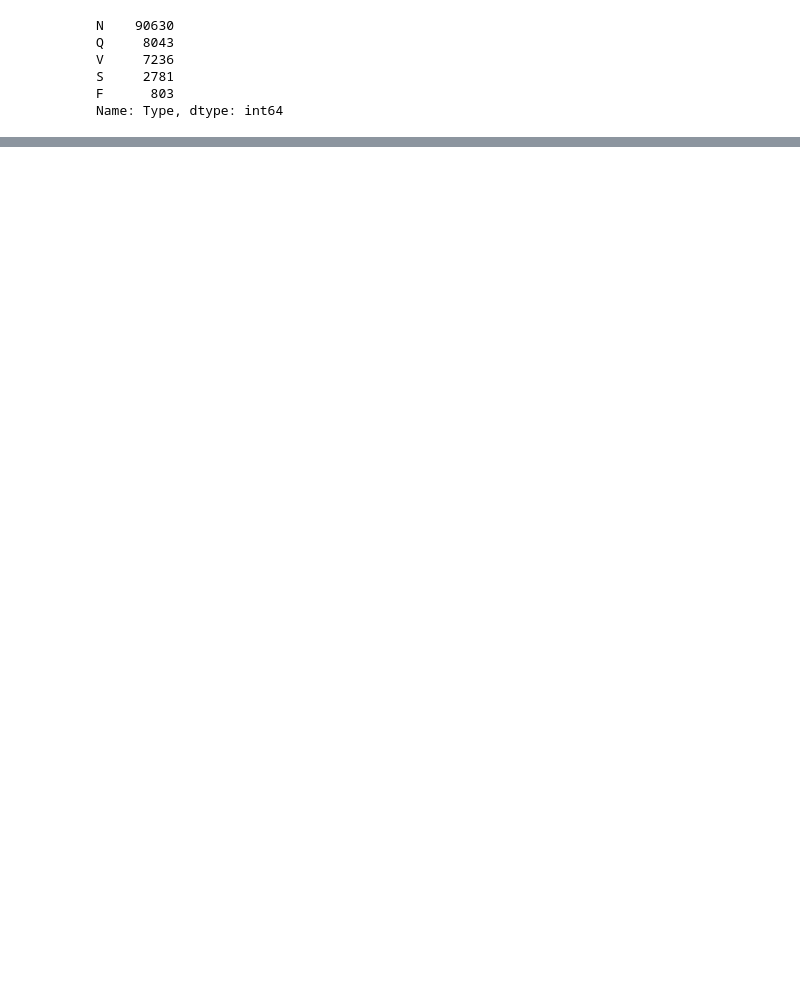
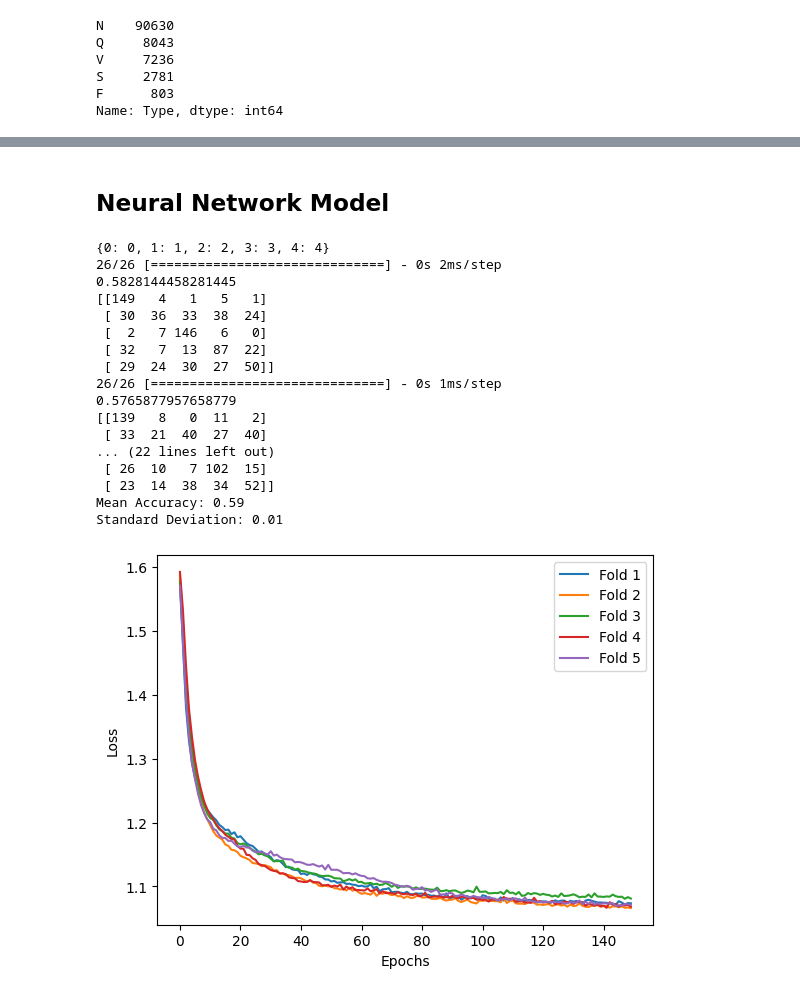
Before and after one commit to andrelopes2001/Intelligent_Systems, a Jupyter notebook: Project/Untitled-1.ipynb, the cells around one changed output, grey strips where cells are left out. Drawn from its saved outputs; the diff is of its cells as text; code cells hidden in the pictures; blank space fills up the shorter version.

Commit message:
NN model

```diff
--- a/Project/Untitled-1.ipynb
+++ b/Project/Untitled-1.ipynb
@@ -217,20 +235,4 @@ df['Signal 2'] = df['Signal 2'].rolling(window=8, min_periods=1).mean()
 # %%
-# Create beat_df DataFrame
-beat_df = pd.DataFrame({
-    'sample1': df_copy['Sample #'][0:-1].reset_index(drop=True),
-    'sample2': df_copy['Sample #'][1:].reset_index(drop=True),
-    'Type': df_copy['Type'][0:-1].reset_index(drop=True),
-    'Patient': df_copy['Patient'][0:-1].reset_index(drop=True)})
-
-# Add Heartbeat # column
-beat_df['Heartbeat #'] = beat_df.index
-
-# Reset the index for the new DataFrame
-beat_df.reset_index(drop=True, inplace=True)
-
-# Add a column to beat_df with the length of each heartbeat
-beat_df['RR interval'] = (beat_df['sample2'] - beat_df['sample1']) / 360
-
 mean_list = []
 std_list = []
 
@@ -258,6 +260,7 @@ type_list = []
 for patient_id in df['Patient'].unique():
     print(patient_id)
     for index, row in beat_df.loc[df_copy['Patient'] == patient_id].iterrows():
+
         sample1 = int(row['sample1'])
         sample2 = int(row['sample2'])
 
@@ -385,9 +419,11 @@ Name: Type, dtype: int64
+# %% [markdown]
+## Neural Network Model
 # %%
 import pandas as pd
 import numpy as np
 from sklearn.model_selection import StratifiedKFold
 from sklearn.preprocessing import LabelEncoder
-from sklearn.metrics import accuracy_score
+from sklearn.metrics import accuracy_score, precision_score, recall_score, f1_score, roc_auc_score, confusion_matrix
 from tensorflow import keras
 from tensorflow.keras import layers
 from sklearn.utils import shuffle
@@ -400,52 +436,87 @@ other_column_names = ['RR interval', 'Signal 1 mean', 'Signal 1 std', 'Signal 2
 
 # Encode the target variable into numerical values
 le = LabelEncoder()
-beat_df[target_column] = le.fit_transform(beat_df[target_column])
+undersampled_data[target_column] = le.fit_transform(undersampled_data[target_column])
 
-# Shuffle the dataset (optional but recommended)
-beat_df = shuffle(beat_df)
+# Print the encoding mapping
+print(dict(zip(le.classes_, le.transform(le.classes_))))
 
 # Define the number of cross-validation folds
 num_folds = 5
 skf = StratifiedKFold(n_splits=num_folds, shuffle=True, random_state=42)
 
-# Initialize lists to store cross-validation scores
+# Initialize lists to store cross-validation scores and histories
 cv_scores = []
+histories = []
+
 
 # Define the architecture of the deep neural network
 def create_model(input_dim, num_classes):
     model = keras.Sequential()
     model.add(layers.Input(shape=(input_dim,)))
+    model.add(layers.Dense(32, activation='relu'))
     model.add(layers.Dense(64, activation='relu'))
-    model.add(layers.Dense(32, activation='relu'))
     model.add(layers.Dense(num_classes, activation='softmax'))
     model.compile(optimizer='adam', loss='sparse_categorical_crossentropy', metrics=['accuracy'])
     return model
 
 # Iterate over the cross-validation folds
-for train_index, test_index in skf.split(beat_df[other_column_names], beat_df[target_column]):
-    X_train, X_test = beat_df[other_column_names].iloc[train_index], beat_df[other_column_names].iloc[test_index]
-    y_train, y_test = beat_df[target_column].iloc[train_index], beat_df[target_column].iloc[test_index]
+for train_index, test_index in skf.split(undersampled_data[other_column_names], undersampled_data[target_column]):
+    X_train, X_test = undersampled_data[other_column_names].iloc[train_index], undersampled_data[other_column_names].iloc[test_index]
+    y_train, y_test = undersampled_data[target_column].iloc[train_index], undersampled_data[target_column].iloc[test_index]
 
     # Create and compile the model
     input_dim = X_train.shape[1]
     num_classes = len(np.unique(y_train))
     model = create_model(input_dim, num_classes)
 
-    # Train the model
-    model.fit(X_train, y_train, epochs=10, batch_size=32, verbose=0)
+    # Train the model and store the training history
+    history = model.fit(X_train, y_train, epochs=150, batch_size=32, verbose=0)
+    histories.append(history.history)
 
     # Make predictions on the test set
     y_pred = model.predict(X_test)
     y_pred = np.argmax(y_pred, axis=1)
 
     # Calculate accuracy for this fold
     fold_accuracy = accuracy_score(y_test, y_pred)
+    print(fold_accuracy)
     cv_scores.append(fold_accuracy)
+
+    # Print confusion matrix for this fold
+    print(confusion_matrix(y_test, y_pred))
 
 # Calculate the mean and standard deviation of cross-validation scores
 mean_accuracy = np.mean(cv_scores)
 std_accuracy = np.std(cv_scores)
 
 print(f"Mean Accuracy: {mean_accuracy:.2f}")
 print(f"Standard Deviation: {std_accuracy:.2f}")
+
+# Plot the loss for each fold
+for i, history in enumerate(histories):
+    plt.plot(history['loss'], label=f'Fold {i + 1}')
+
+plt.xlabel('Epochs')
+plt.ylabel('Loss')
+plt.legend()
+plt.show()
+# %% [output]
+{0: 0, 1: 1, 2: 2, 3: 3, 4: 4}
+26/26 [==============================] - 0s 2ms/step
+0.5828144458281445
+[[149   4   1   5   1]
+ [ 30  36  33  38  24]
+ [  2   7 146   6   0]
+ [ 32   7  13  87  22]
+ [ 29  24  30  27  50]]
+26/26 [==============================] - 0s 1ms/step
+0.5765877957658779
+[[139   8   0  11   2]
+ [ 33  21  40  27  40]
+... (22 lines left out)
+ [ 26  10   7 102  15]
+ [ 23  14  38  34  52]]
+Mean Accuracy: 0.59
+Standard Deviation: 0.01
+[figure, added]
```
Also changed, not shown: parts of 24 cells of this notebook.
